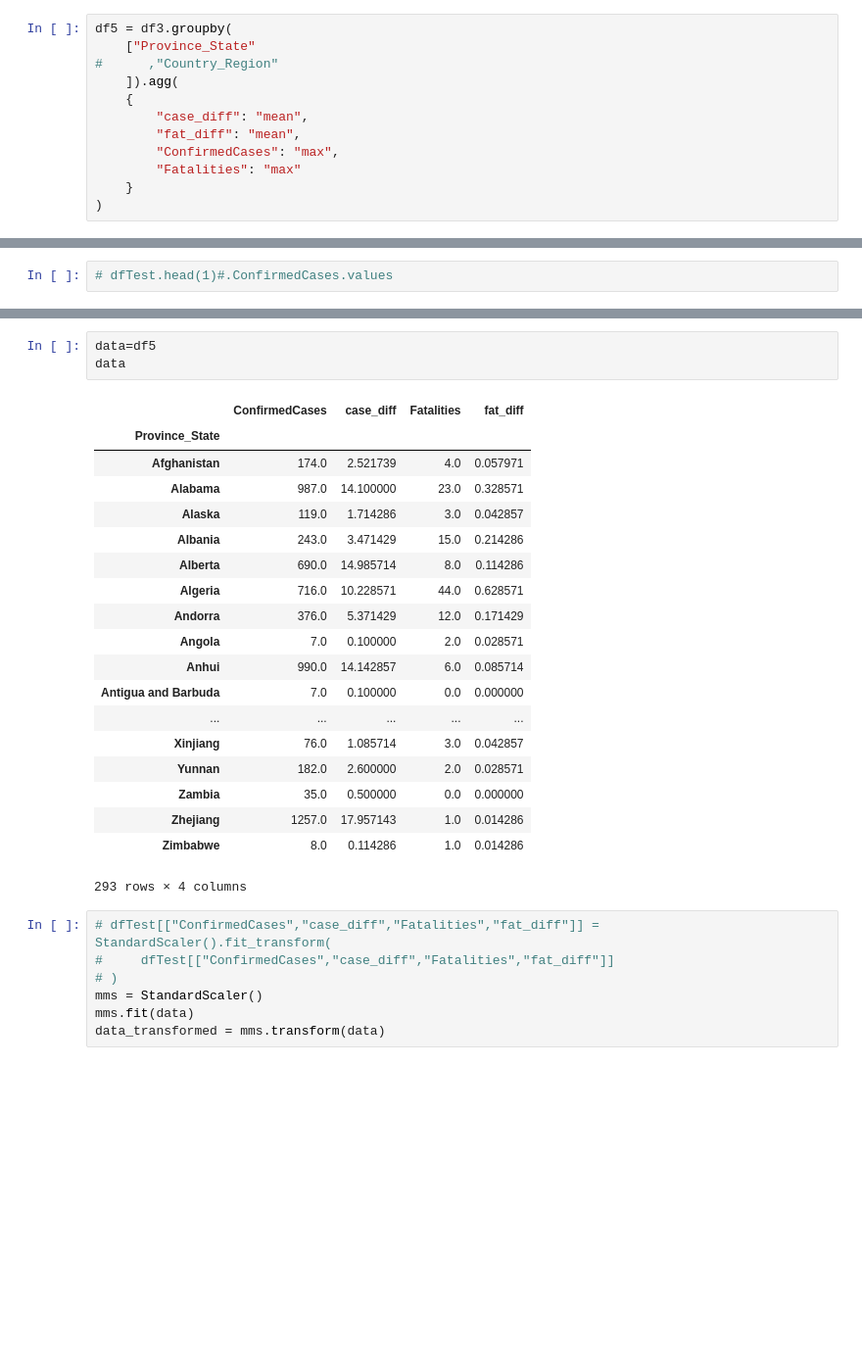
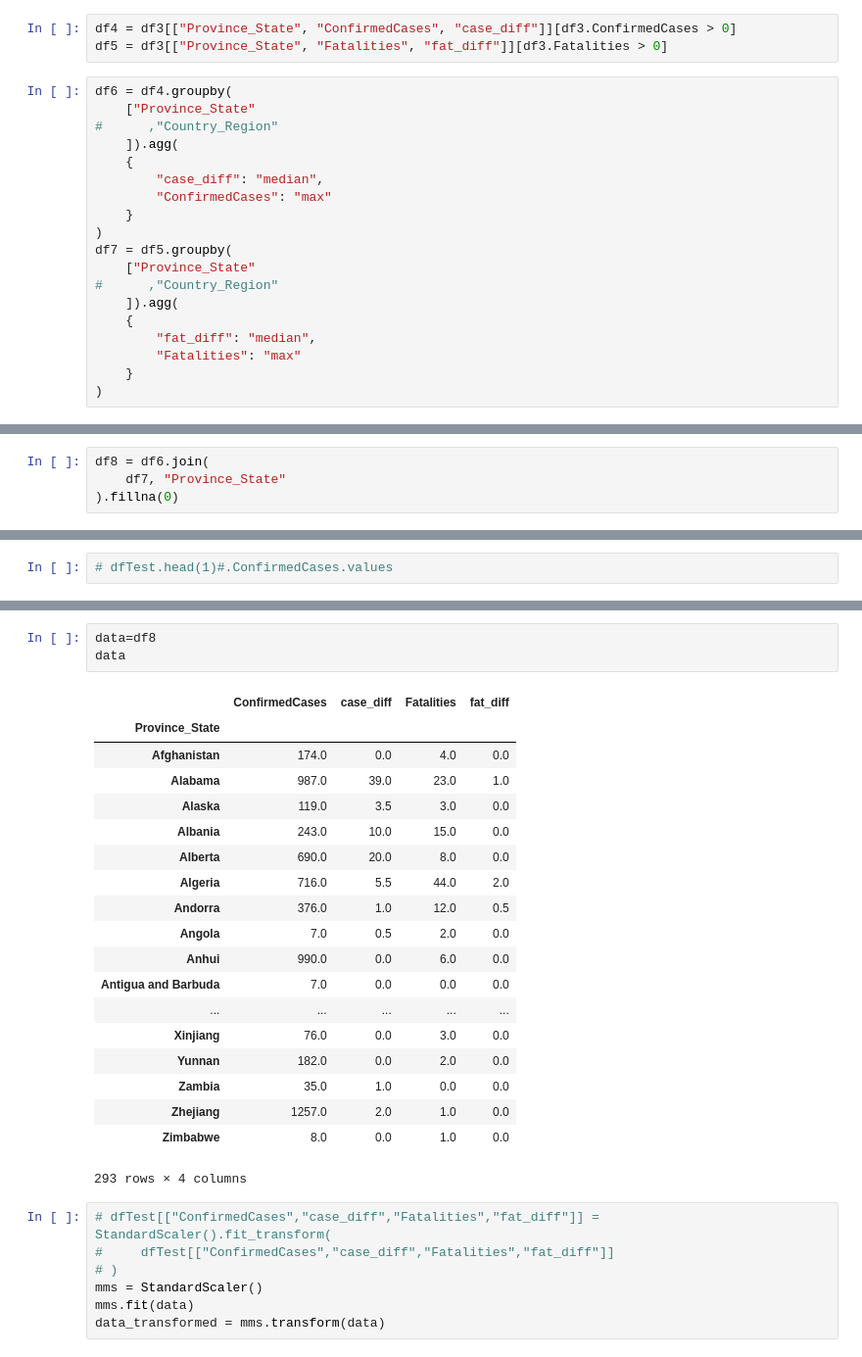
Before and after one commit to ankitnamdeo34/pyspark_hive_hadoop, a Jupyter notebook: covid_data.ipynb, the cells around one changed output, grey strips where cells are left out. Shown at 98% size. Saved outputs shown, nothing was run; the diff lists cells and outputs as text; blank space fills up the shorter version.

```diff
--- a/covid_data.ipynb
+++ b/covid_data.ipynb
@@ -422,12 +432,22 @@ df3
+# %%
+df4 = df3[["Province_State", "ConfirmedCases", "case_diff"]][df3.ConfirmedCases > 0]
+df5 = df3[["Province_State", "Fatalities", "fat_diff"]][df3.Fatalities > 0]
 # %%
-df5 = df3.groupby(
+df6 = df4.groupby(
     ["Province_State"
 #      ,"Country_Region"
     ]).agg(
     {
-        "case_diff": "mean",
-        "fat_diff": "mean",
-        "ConfirmedCases": "max",
+        "case_diff": "median",
+        "ConfirmedCases": "max"
+    }
+)
+df7 = df5.groupby(
+    ["Province_State"
+#      ,"Country_Region"
+    ]).agg(
+    {
+        "fat_diff": "median",
         "Fatalities": "max"
     }
 )
@@ -456,2 +454,6 @@ df5
+# %%
+df8 = df6.join(
+    df7, "Province_State"
+).fillna(0)
 # %%
 # df5["ProvinceState"] = df5.index
@@ -478,25 +501,25 @@ for col in ["Province_State"]:
 # %%
-data=df5
+data=df8
 data
 # %% [output]
 |  | ConfirmedCases | case_diff | Fatalities | fat_diff |
 | Province_State |  |  |  |  |
-| Afghanistan | 174.0 | 2.521739 | 4.0 | 0.057971 |
-| Alabama | 987.0 | 14.100000 | 23.0 | 0.328571 |
-| Alaska | 119.0 | 1.714286 | 3.0 | 0.042857 |
-| Albania | 243.0 | 3.471429 | 15.0 | 0.214286 |
-| Alberta | 690.0 | 14.985714 | 8.0 | 0.114286 |
-| Algeria | 716.0 | 10.228571 | 44.0 | 0.628571 |
-| Andorra | 376.0 | 5.371429 | 12.0 | 0.171429 |
-| Angola | 7.0 | 0.100000 | 2.0 | 0.028571 |
-| Anhui | 990.0 | 14.142857 | 6.0 | 0.085714 |
-| Antigua and Barbuda | 7.0 | 0.100000 | 0.0 | 0.000000 |
+| Afghanistan | 174.0 | 0.0 | 4.0 | 0.0 |
+| Alabama | 987.0 | 39.0 | 23.0 | 1.0 |
+| Alaska | 119.0 | 3.5 | 3.0 | 0.0 |
+| Albania | 243.0 | 10.0 | 15.0 | 0.0 |
+| Alberta | 690.0 | 20.0 | 8.0 | 0.0 |
+| Algeria | 716.0 | 5.5 | 44.0 | 2.0 |
+| Andorra | 376.0 | 1.0 | 12.0 | 0.5 |
+| Angola | 7.0 | 0.5 | 2.0 | 0.0 |
+| Anhui | 990.0 | 0.0 | 6.0 | 0.0 |
+| Antigua and Barbuda | 7.0 | 0.0 | 0.0 | 0.0 |
 | ... | ... | ... | ... | ... |
-| Xinjiang | 76.0 | 1.085714 | 3.0 | 0.042857 |
-| Yunnan | 182.0 | 2.600000 | 2.0 | 0.028571 |
-| Zambia | 35.0 | 0.500000 | 0.0 | 0.000000 |
-| Zhejiang | 1257.0 | 17.957143 | 1.0 | 0.014286 |
-| Zimbabwe | 8.0 | 0.114286 | 1.0 | 0.014286 |
+| Xinjiang | 76.0 | 0.0 | 3.0 | 0.0 |
+| Yunnan | 182.0 | 0.0 | 2.0 | 0.0 |
+| Zambia | 35.0 | 1.0 | 0.0 | 0.0 |
+| Zhejiang | 1257.0 | 2.0 | 1.0 | 0.0 |
+| Zimbabwe | 8.0 | 0.0 | 1.0 | 0.0 |
 293 rows × 4 columns
 # %%
 # dfTest[["ConfirmedCases","case_diff","Fatalities","fat_diff"]] = StandardScaler().fit_transform(
```
Also changed, not shown: parts of 11 cells of this notebook.
